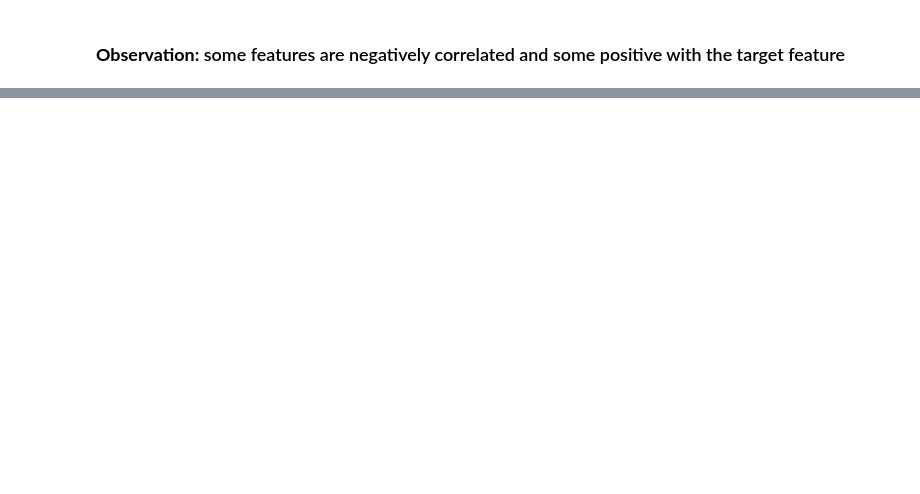
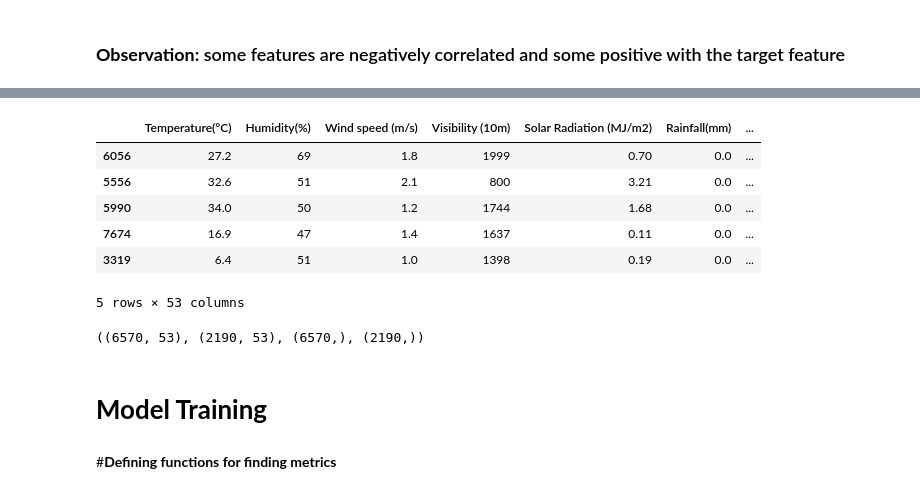
Before and after one commit to TanuRajput110/Seol-Bike-Sharing-Demand-Prediction, a Jupyter notebook: Bike_Sharing_Demand_Prediction_Capstone_Project.ipynb, the cells around one changed output, grey strips where cells are left out. Saved outputs shown, nothing was run; the diff lists cells and outputs as text; code cells hidden in the pictures; blank space fills up the shorter version.

```diff
--- a/Bike_Sharing_Demand_Prediction_Capstone_Project.ipynb
+++ b/Bike_Sharing_Demand_Prediction_Capstone_Project.ipynb
@@ -343,0 +510,16 @@ df.corr()['Rented Bike Count']
+# %%
+X_test.head()
+# %% [output]
+|  | Temperature(°C) | Humidity(%) | Wind speed (m/s) | Visibility (10m) | Solar Radiation (MJ/m2) | Rainfall(mm) | ... |
+| 6056 | 27.2 | 69 | 1.8 | 1999 | 0.70 | 0.0 | ... |
+| 5556 | 32.6 | 51 | 2.1 | 800 | 3.21 | 0.0 | ... |
+| 5990 | 34.0 | 50 | 1.2 | 1744 | 1.68 | 0.0 | ... |
+| 7674 | 16.9 | 47 | 1.4 | 1637 | 0.11 | 0.0 | ... |
+| 3319 | 6.4 | 51 | 1.0 | 1398 | 0.19 | 0.0 | ... |
+5 rows × 53 columns
+# %%
+X_train.shape, X_test.shape, y_train.shape, y_test.shape
+# %% [output]
+((6570, 53), (2190, 53), (6570,), (2190,))
+# %% [markdown]
+# **Model Training**
@@ -343,0 +541,2 @@ df.corr()['Rented Bike Count']
+# %% [markdown]
+#**Defining functions for finding metrics**
```
Also changed, not shown: parts of 51 cells of this notebook.
